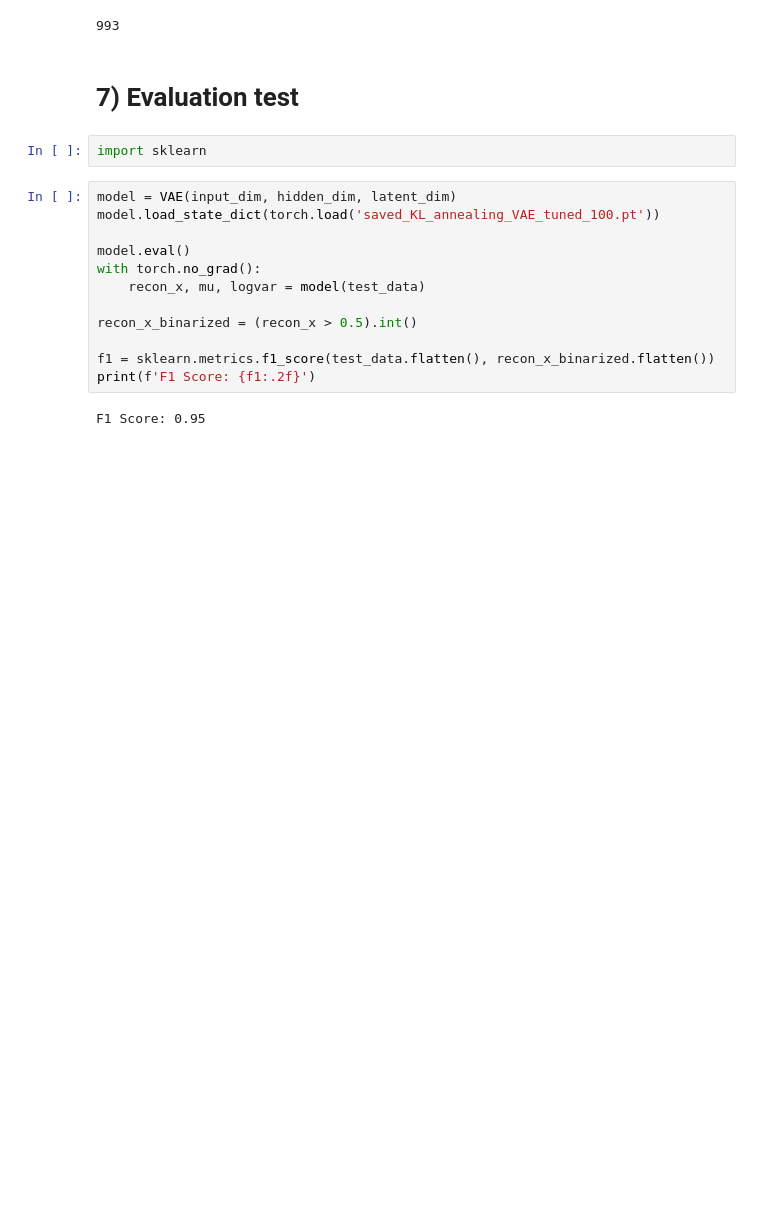
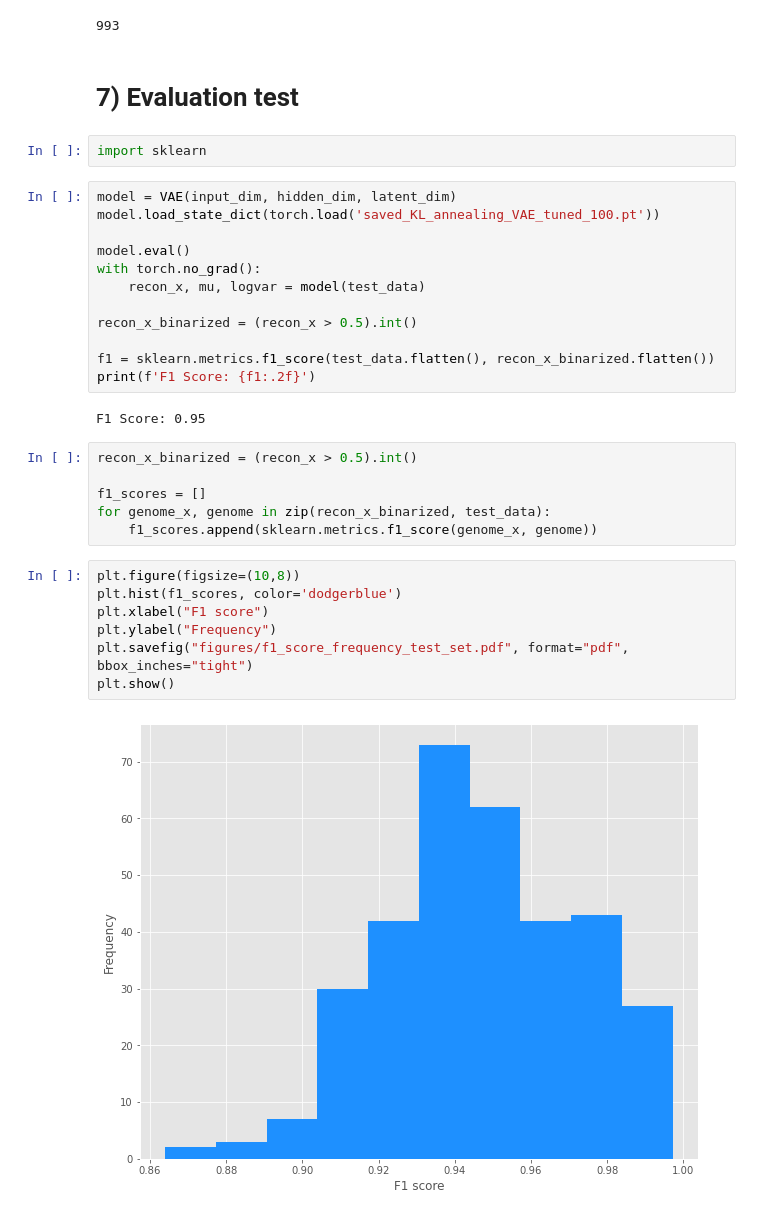
Before and after one commit to stacyshcherbakova/genome-minimiser, a Jupyter notebook: main.ipynb, the cells around one changed output. Drawn from its saved outputs; the diff is of its cells as text; blank space fills up the shorter version.

```diff
--- a/main.ipynb
+++ b/main.ipynb
@@ -1237,3 +1237,18 @@ f1 = sklearn.metrics.f1_score(test_data.flatten(), recon_x_binarized.flatten())
 print(f'F1 Score: {f1:.2f}')
 # %% [output]
 F1 Score: 0.95
+# %%
+recon_x_binarized = (recon_x > 0.5).int()
+
+f1_scores = []
+for genome_x, genome in zip(recon_x_binarized, test_data):
+    f1_scores.append(sklearn.metrics.f1_score(genome_x, genome))
+# %%
+plt.figure(figsize=(10,8))
+plt.hist(f1_scores, color='dodgerblue')
+plt.xlabel("F1 score")
+plt.ylabel("Frequency")
+plt.savefig("figures/f1_score_frequency_test_set.pdf", format="pdf", bbox_inches="tight")
+plt.show()
+# %% [output]
+[figure, added]
```
Also changed, not shown: parts of 20 cells of this notebook, 29 other files.
